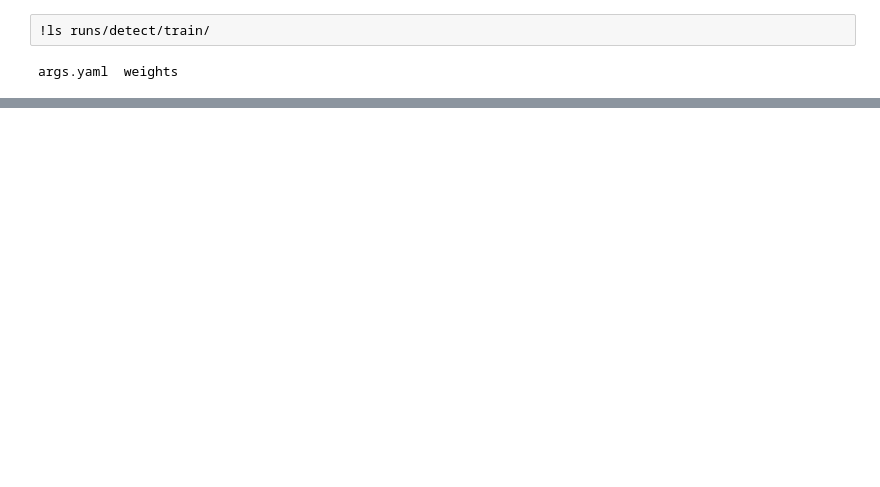
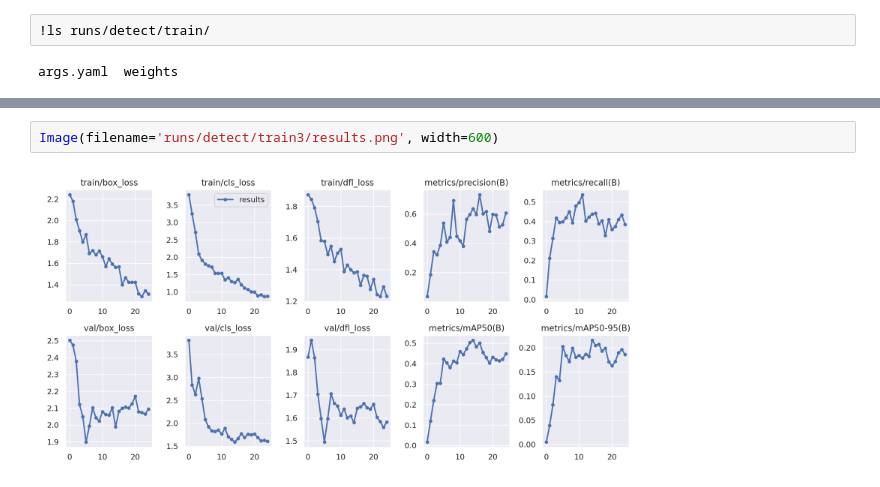
Before and after one commit to PGPradhan/GSOC-BostonGov, a Jupyter notebook: YoloV8_ObjectDetection.ipynb, the cells around one changed output, grey strips where cells are left out. Drawn from its saved outputs; the diff is of its cells as text; blank space fills up the shorter version.

```diff
--- a/YoloV8_ObjectDetection.ipynb
+++ b/YoloV8_ObjectDetection.ipynb
@@ -82,0 +85,4 @@ FileNotFoundError: [Errno 2] No such file or directory: 'runs/detect/train2/conf
+# %%
+Image(filename='runs/detect/train3/results.png', width=600)
+# %% [output]
+[figure, added]
```
Also changed, not shown: parts of 9 cells of this notebook.
